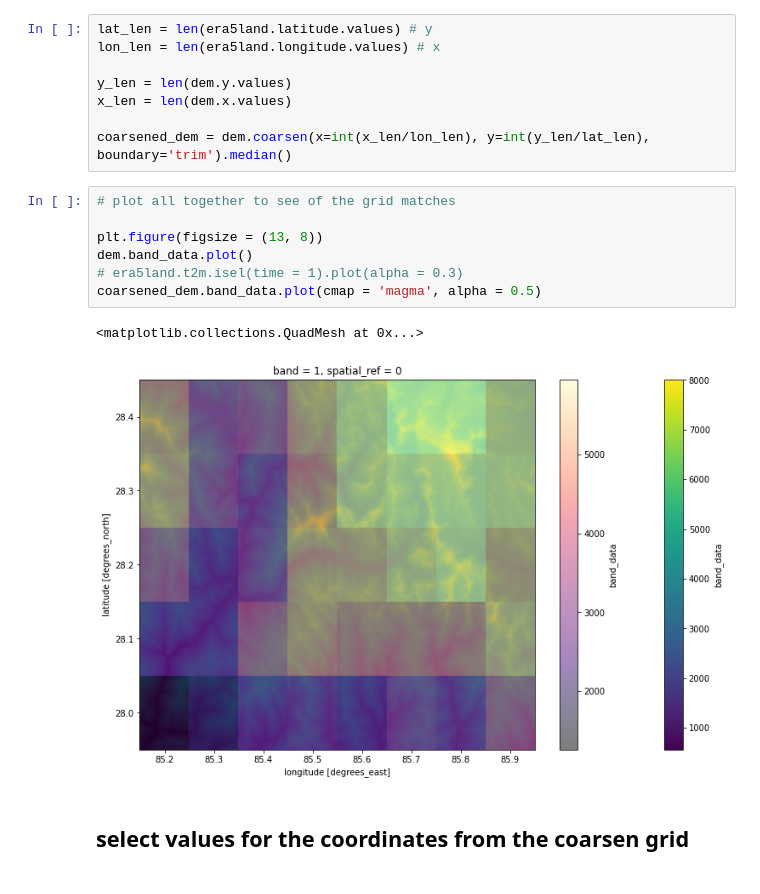
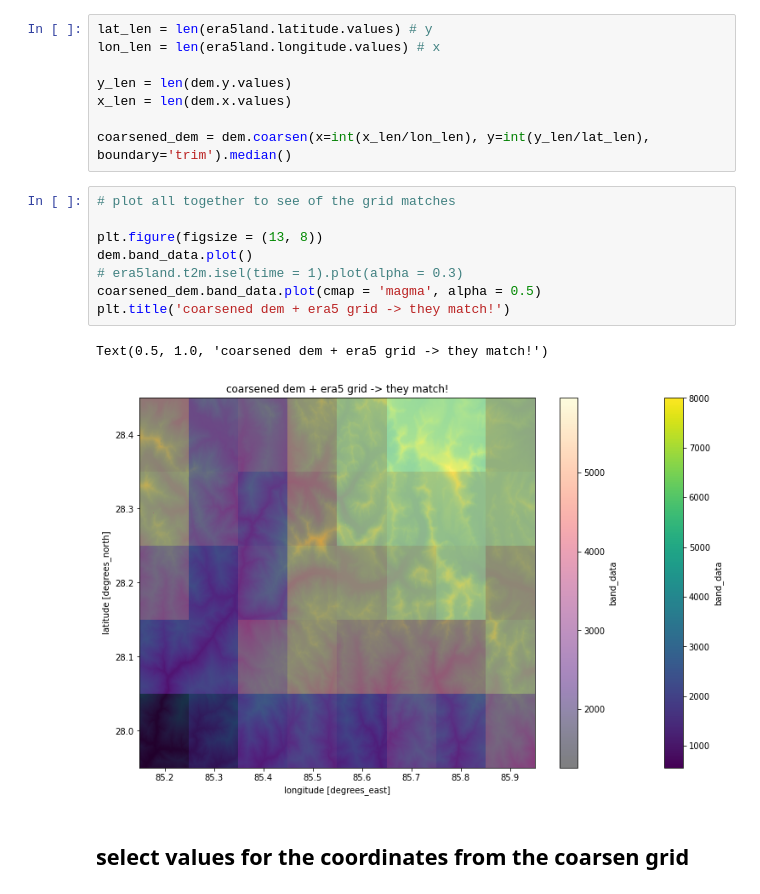
Before and after one commit to varyabazilova/sedcas_sediments_hma, a Jupyter notebook: downscaling_simple/downscaling_spatial_mean.ipynb, the cells around one changed output. Saved outputs shown, nothing was run; the diff lists cells and outputs as text.

```diff
--- a/downscaling_simple/downscaling_spatial_mean.ipynb
+++ b/downscaling_simple/downscaling_spatial_mean.ipynb
@@ -67,13 +71,14 @@ coarsened_dem = dem.coarsen(x=int(x_len/lon_len), y=int(y_len/lat_len), boundary
 # %%
 # plot all together to see of the grid matches
 
 plt.figure(figsize = (13, 8))
 dem.band_data.plot()
 # era5land.t2m.isel(time = 1).plot(alpha = 0.3)
 coarsened_dem.band_data.plot(cmap = 'magma', alpha = 0.5)
+plt.title('coarsened dem + era5 grid -> they match!')
 # %% [output]
-<matplotlib.collections.QuadMesh at 0x...>
+Text(0.5, 1.0, 'coarsened dem + era5 grid -> they match!')
-[figure, old version]
+[figure, new version]
 # %% [markdown]
 ## select values for the coordinates from the coarsen grid
 # %%
```
Also changed, not shown: parts of 2 cells of this notebook, 11 other files.
